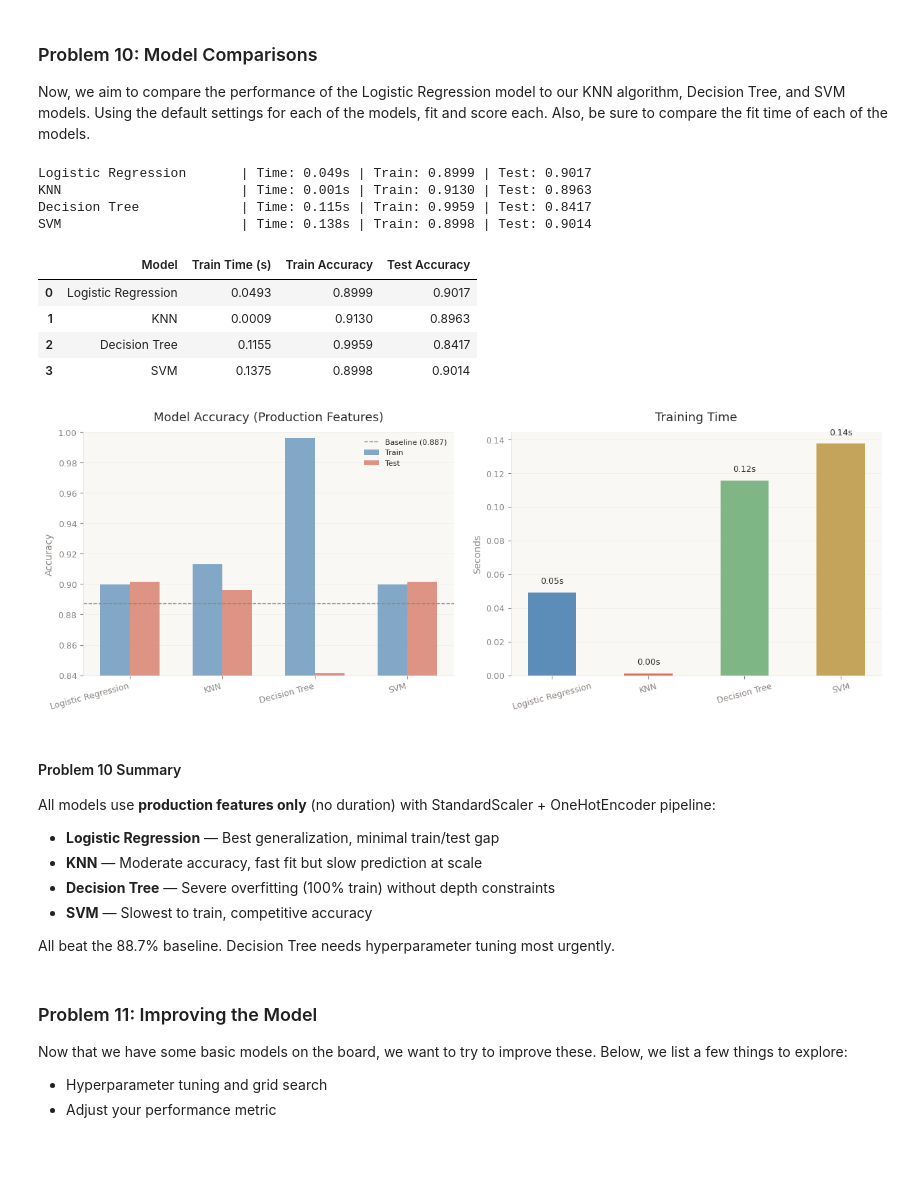
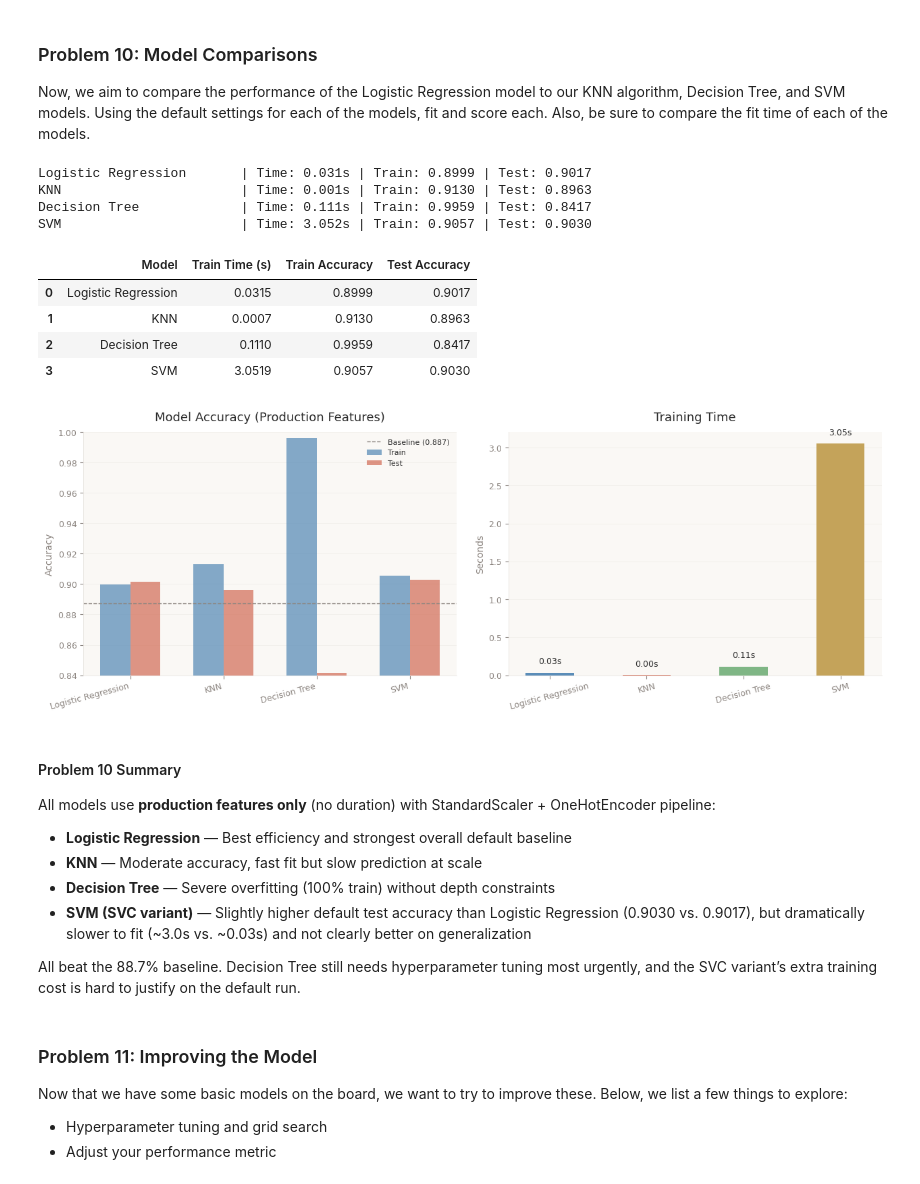
Before and after one commit to roboyak/comparing_classifiers, a Jupyter notebook: prompt_III.ipynb, the cells around one changed output. Saved outputs shown, nothing was run; the diff lists cells and outputs as text; code cells hidden in the pictures; blank space fills up the shorter version.

```diff
--- a/prompt_III.ipynb
+++ b/prompt_III.ipynb
@@ -649,41 +649,41 @@ Now, we aim to compare the performance of the Logistic Regression model to our K
 # Pre-transform once — same approach as v1 but with proper ColumnTransformer
 X_train_tf = preprocessor_prod.fit_transform(X_train_raw)
 X_test_tf = preprocessor_prod.transform(X_test_raw)
 
 prod_models = {
     'Logistic Regression': LogisticRegression(max_iter=1000, random_state=RANDOM_STATE),
     'KNN': KNeighborsClassifier(),
     'Decision Tree': DecisionTreeClassifier(random_state=RANDOM_STATE),
-    'SVM': LinearSVC(random_state=RANDOM_STATE, max_iter=5000, dual='auto')
+    'SVM': SVC(random_state=RANDOM_STATE, max_iter=5000)
 }
 
 results = []
 for name, model in prod_models.items():
     start = time.time()
     model.fit(X_train_tf, y_train)
     train_time = time.time() - start
 
     train_acc = model.score(X_train_tf, y_train)
     test_acc = model.score(X_test_tf, y_test)
 
     results.append({
         'Model': name, 'Train Time (s)': round(train_time, 4),
         'Train Accuracy': round(train_acc, 4), 'Test Accuracy': round(test_acc, 4)
     })
     print(f'{name:25s} | Time: {train_time:.3f}s | Train: {train_acc:.4f} | Test: {test_acc:.4f}')
 
 results_df = pd.DataFrame(results)
 results_df
 # %% [output]
-Logistic Regression       | Time: 0.049s | Train: 0.8999 | Test: 0.9017
+Logistic Regression       | Time: 0.031s | Train: 0.8999 | Test: 0.9017
 KNN                       | Time: 0.001s | Train: 0.9130 | Test: 0.8963
-Decision Tree             | Time: 0.115s | Train: 0.9959 | Test: 0.8417
-SVM                       | Time: 0.138s | Train: 0.8998 | Test: 0.9014
+Decision Tree             | Time: 0.111s | Train: 0.9959 | Test: 0.8417
+SVM                       | Time: 3.052s | Train: 0.9057 | Test: 0.9030
 |  | Model | Train Time (s) | Train Accuracy | Test Accuracy |
-| 0 | Logistic Regression | 0.0493 | 0.8999 | 0.9017 |
-| 1 | KNN | 0.0009 | 0.9130 | 0.8963 |
-| 2 | Decision Tree | 0.1155 | 0.9959 | 0.8417 |
-| 3 | SVM | 0.1375 | 0.8998 | 0.9014 |
+| 0 | Logistic Regression | 0.0315 | 0.8999 | 0.9017 |
+| 1 | KNN | 0.0007 | 0.9130 | 0.8963 |
+| 2 | Decision Tree | 0.1110 | 0.9959 | 0.8417 |
+| 3 | SVM | 3.0519 | 0.9057 | 0.9030 |
 # %%
 # Default model comparison visualization
 fig, axes = plt.subplots(1, 2, figsize=(13, 5))
@@ -714,18 +714,18 @@ ant_style(axes[1], title='Training Time', ylabel='Seconds')
 plt.tight_layout(pad=2.0)
 plt.show()
 # %% [output]
-[figure, old version]
+[figure, new version]
 # %% [markdown]
 #### Problem 10 Summary
 
 All models use **production features only** (no duration) with StandardScaler + OneHotEncoder pipeline:
 
-- **Logistic Regression** — Best generalization, minimal train/test gap
+- **Logistic Regression** — Best efficiency and strongest overall default baseline
 - **KNN** — Moderate accuracy, fast fit but slow prediction at scale
 - **Decision Tree** — Severe overfitting (100% train) without depth constraints
-- **SVM** — Slowest to train, competitive accuracy
+- **SVM (SVC variant)** — Slightly higher default test accuracy than Logistic Regression (0.9030 vs. 0.9017), but dramatically slower to fit (~3.0s vs. ~0.03s) and not clearly better on generalization
 
-All beat the 88.7% baseline. Decision Tree needs hyperparameter tuning most urgently.
+All beat the 88.7% baseline. Decision Tree still needs hyperparameter tuning most urgently, and the SVC variant’s extra training cost is hard to justify on the default run.
 # %% [markdown]
 ### Problem 11: Improving the Model
 
```
Also changed, not shown: parts of 12 cells of this notebook, 1 other file.
